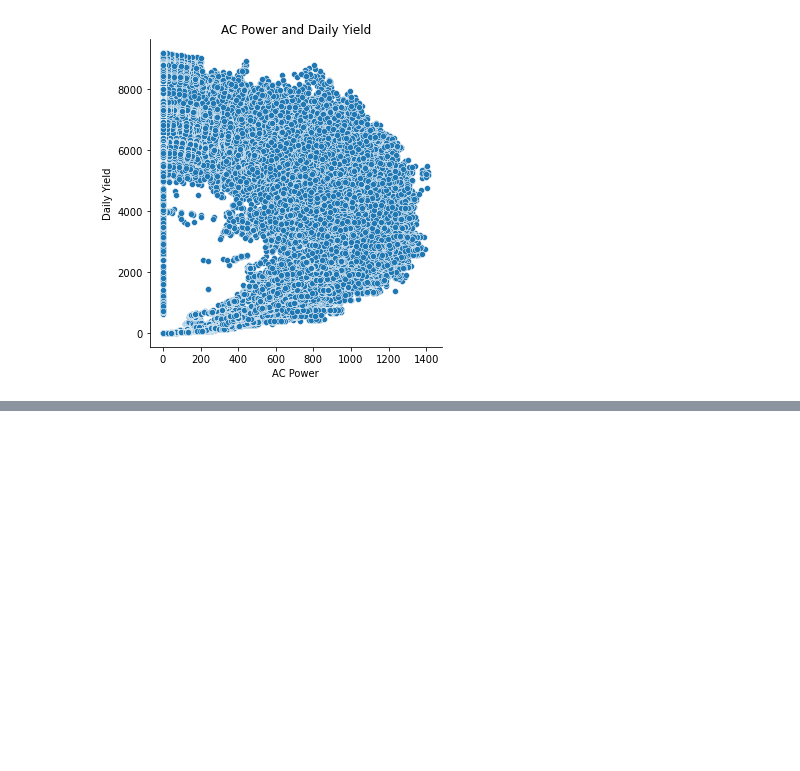
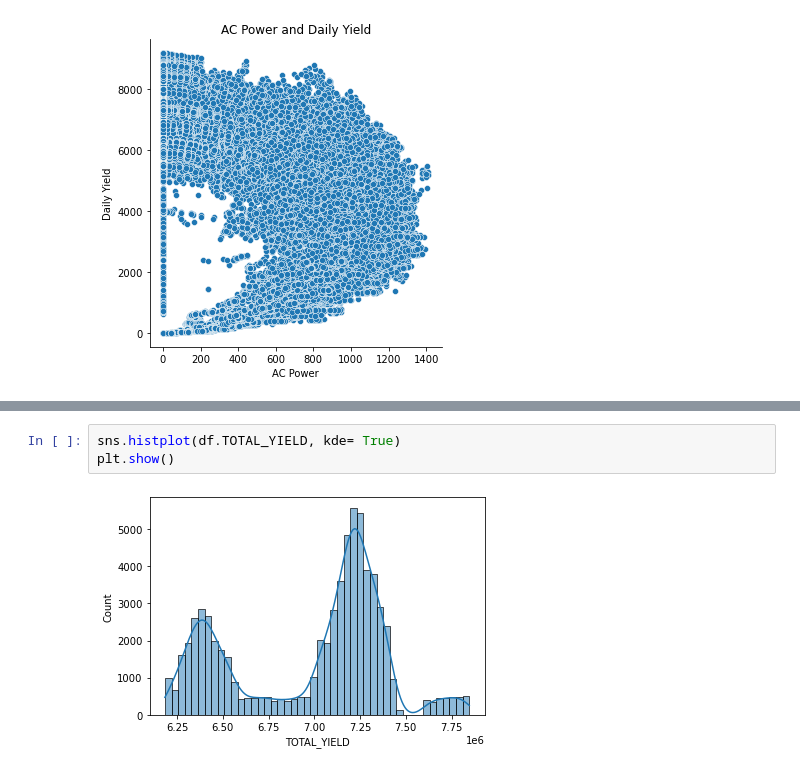
Before and after one commit to BurtonBarnes/solar, a Jupyter notebook: final_notebook.ipynb, the cells around one changed output, grey strips where cells are left out. Cells and saved outputs as stored; diff of their text form; blank space fills up the shorter version.

```diff
--- a/final_notebook.ipynb
+++ b/final_notebook.ipynb
@@ -110,0 +121,5 @@ Text(-2.700000000000003, 0.5, 'Daily Yield')
+# %%
+sns.histplot(df.TOTAL_YIELD, kde= True)
+plt.show()
+# %% [output]
+[figure, added]
```
Also changed, not shown: parts of 3 cells of this notebook.
